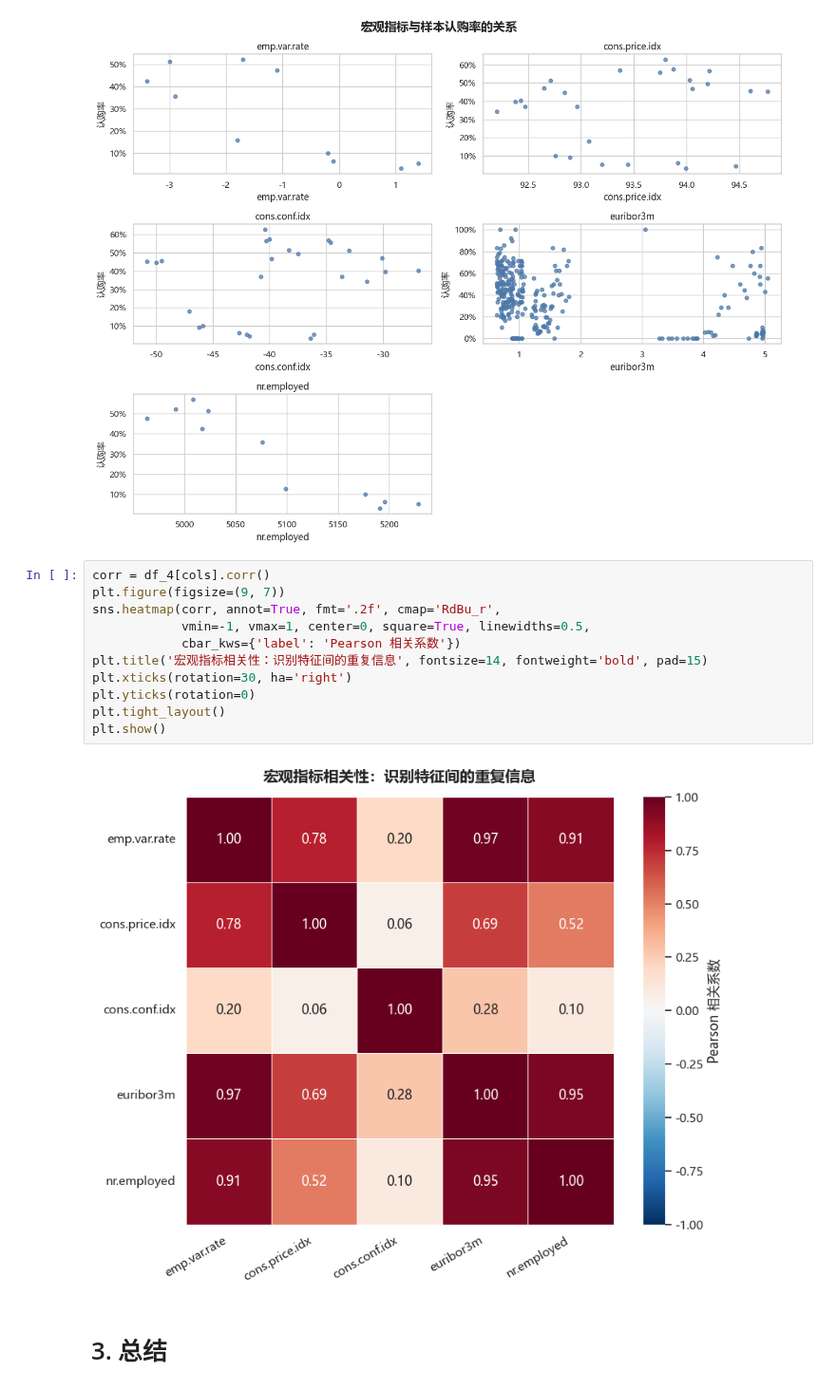
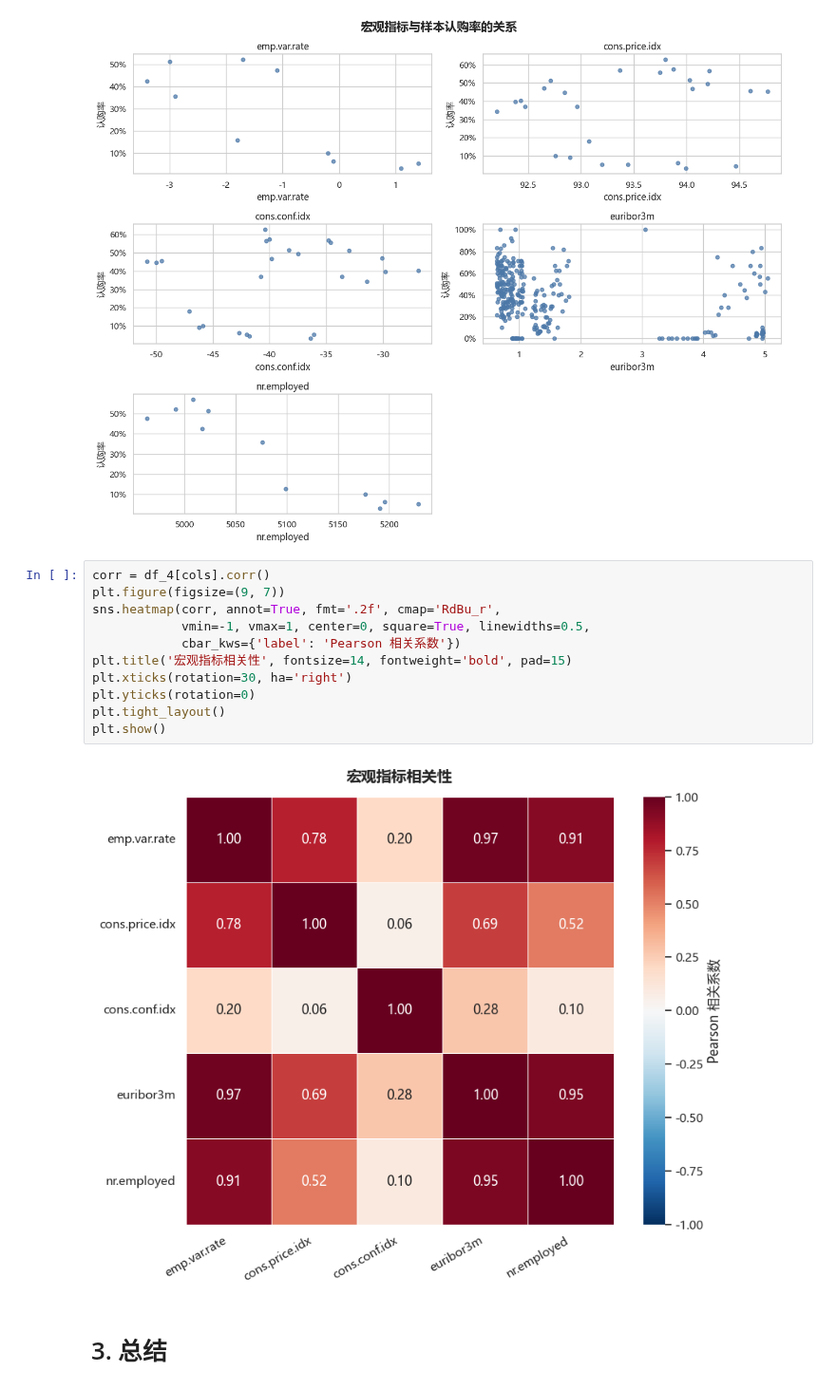
Before and after one commit to byyears/Bank-Marketing-Prediction, a Jupyter notebook: 简要分析.ipynb, the cells around one changed output. Shown at 95% size. Drawn from its saved outputs; the diff is of its cells as text.

```diff
--- a/简要分析.ipynb
+++ b/简要分析.ipynb
@@ -386,16 +386,16 @@ plt.show()
 # %%
 corr = df_4[cols].corr()
 plt.figure(figsize=(9, 7))
 sns.heatmap(corr, annot=True, fmt='.2f', cmap='RdBu_r',
             vmin=-1, vmax=1, center=0, square=True, linewidths=0.5,
             cbar_kws={'label': 'Pearson 相关系数'})
-plt.title('宏观指标相关性：识别特征间的重复信息', fontsize=14, fontweight='bold', pad=15)
+plt.title('宏观指标相关性', fontsize=14, fontweight='bold', pad=15)
 plt.xticks(rotation=30, ha='right')
 plt.yticks(rotation=0)
 plt.tight_layout()
 plt.show()
 # %% [output]
-[figure, old version]
+[figure, new version]
 # %% [markdown]
 # 3. 总结
 # %% [markdown]
```
Also changed, not shown: parts of 3 cells of this notebook, 1 other file.
